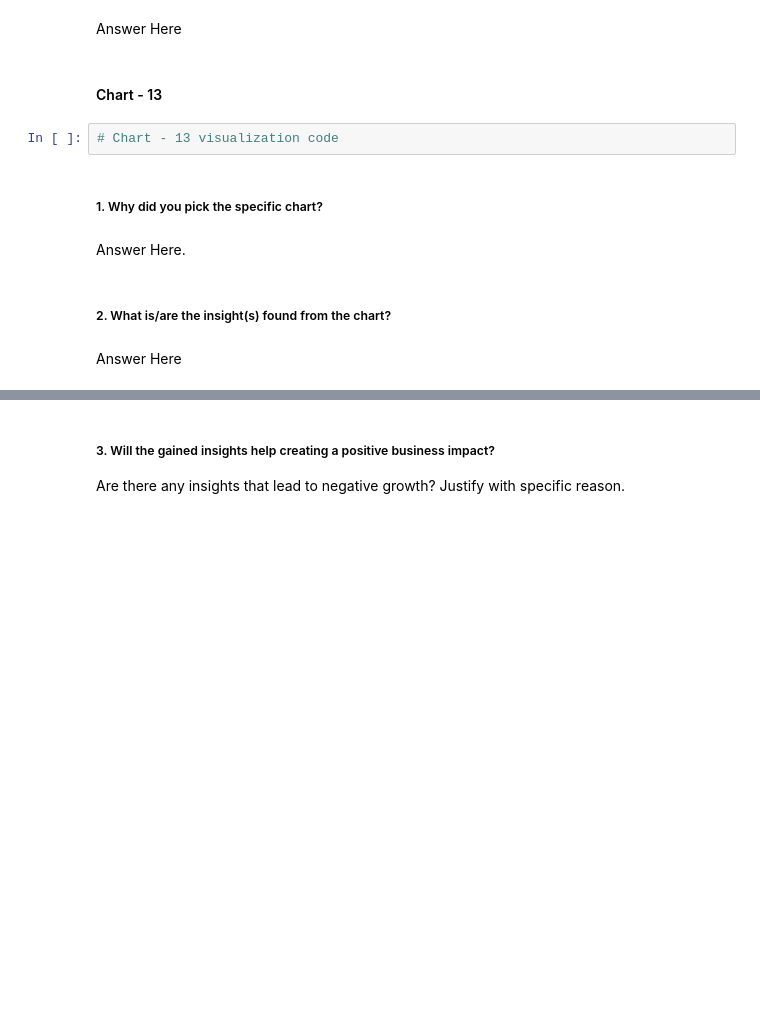
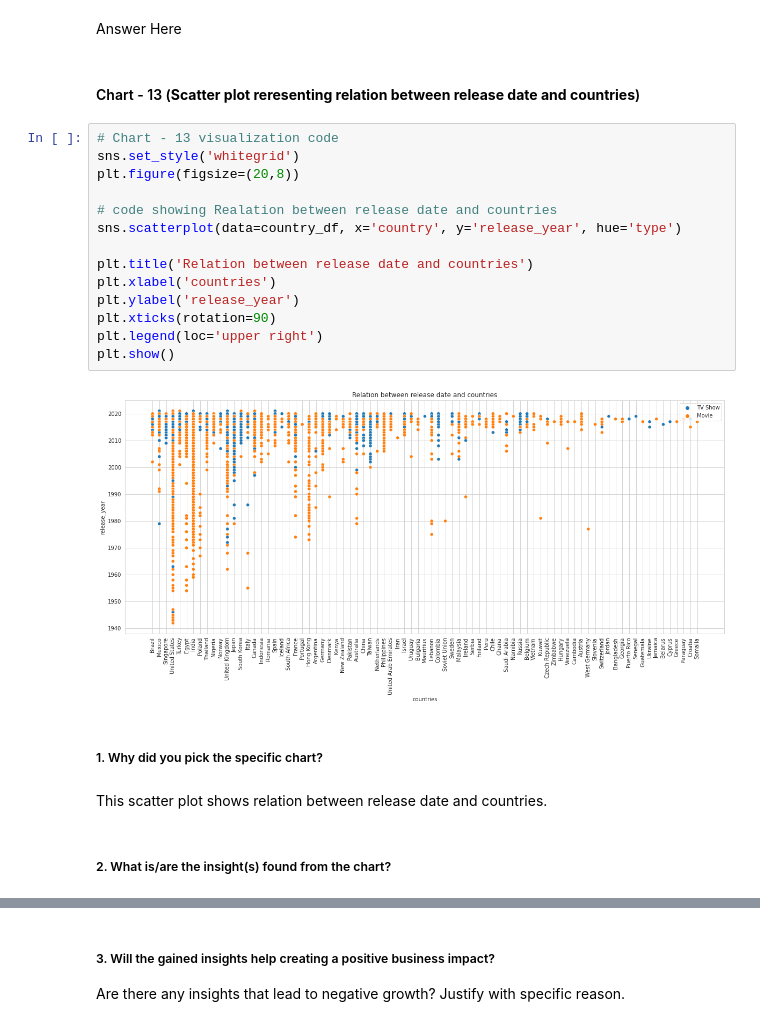
Before and after one commit to santoshmahanti/Netflix-Movies-and-TV-Show-Clustering, a Jupyter notebook: Netflix_Movies_and_TV_Show_clustering.ipynb, the cells around one changed output, grey strips where cells are left out. Drawn from its saved outputs; the diff is of its cells as text; blank space fills up the shorter version.

```diff
--- a/Netflix_Movies_and_TV_Show_clustering.ipynb
+++ b/Netflix_Movies_and_TV_Show_clustering.ipynb
@@ -1093,15 +1110,27 @@ Answer Here
 Are there any insights that lead to negative growth? Justify with specific reason.
 # %% [markdown]
 Answer Here
-# %% [markdown]
-#### Chart - 13
-# %%
-# Chart - 13 visualization code
+# %% [markdown]
+#### Chart - 13 (**Scatter plot reresenting relation between release date and countries**)
+# %%
+# Chart - 13 visualization code
+sns.set_style('whitegrid')
+plt.figure(figsize=(20,8))
+
+# code showing Realation between release date and countries
+sns.scatterplot(data=country_df, x='country', y='release_year', hue='type')
+
+plt.title('Relation between release date and countries')
+plt.xlabel('countries')
+plt.ylabel('release_year')
+plt.xticks(rotation=90)
+plt.legend(loc='upper right')
+plt.show()
+# %% [output]
+[figure, added]
 # %% [markdown]
 ##### 1. Why did you pick the specific chart?
-# %% [markdown]
-Answer Here.
+# %% [markdown]
+This scatter plot shows relation between release date and countries.
 # %% [markdown]
 ##### 2. What is/are the insight(s) found from the chart?
-# %% [markdown]
-Answer Here
```
Also changed, not shown: parts of 17 cells of this notebook.
